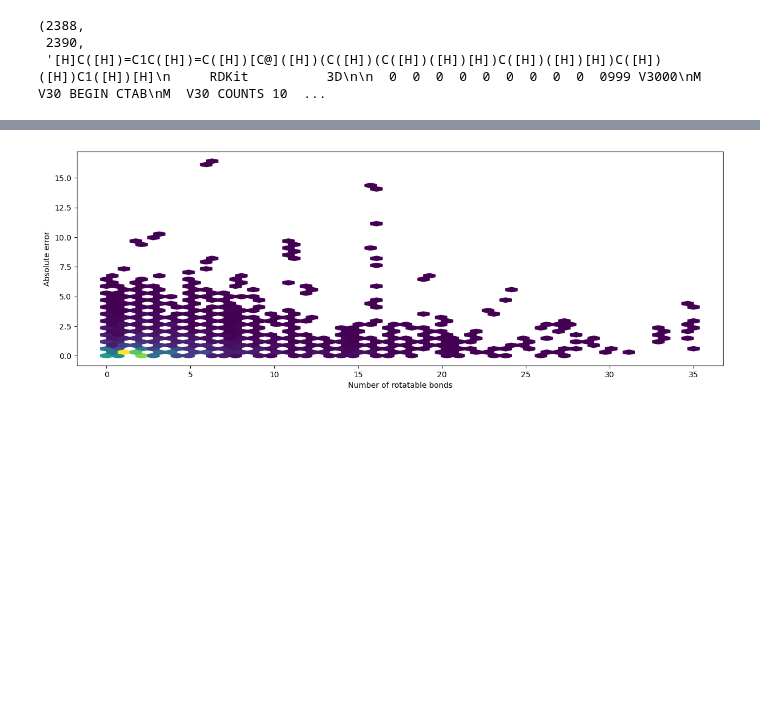
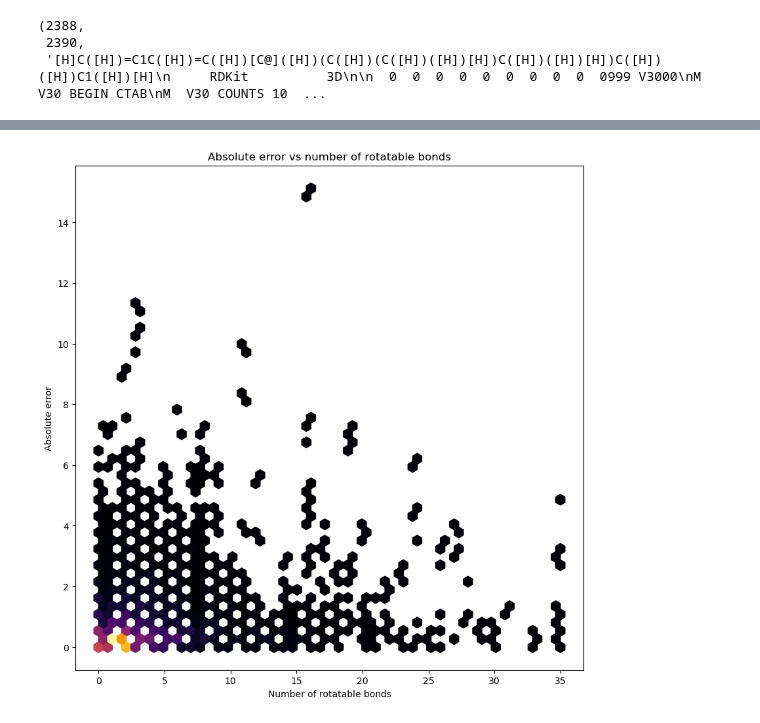
Before and after one commit to Cschiebroek/mdfptools, a Jupyter notebook: carl/Experiments_error_analysis/002_errors_from_flexibility.ipynb, the cells around one changed output, grey strips where cells are left out. Drawn from its saved outputs; the diff is of its cells as text; code cells hidden in the pictures; blank space fills up the shorter version.

Commit message:
fixed errors

```diff
--- a/carl/Experiments_error_analysis/002_errors_from_flexibility.ipynb
+++ b/carl/Experiments_error_analysis/002_errors_from_flexibility.ipynb
@@ -88,10 +113,11 @@ plt.show()
 # %%
 #do hexbin plot of n_rotatable_bonds vs abs_error
 import matplotlib.pyplot as plt
-fig, axs = plt.subplots(1, 1, figsize=(15, 5))
-axs.hexbin(df_preds_many_to_many['n_rotatable_bonds'], df_preds_many_to_many['abs_error'], gridsize=50,mincnt=1)
+fig, axs = plt.subplots(1, 1, figsize=(10, 10))
+axs.hexbin(df_preds_many_to_many['n_rotatable_bonds'], df_preds_many_to_many['abs_error'], gridsize=50,mincnt=1,cmap = 'inferno')
 axs.set_xlabel('Number of rotatable bonds')
 axs.set_ylabel('Absolute error')
+axs.set_title('Absolute error vs number of rotatable bonds')
 plt.show()
 # %% [output]
-[figure, old version]
+[figure, new version]
```
Also changed, not shown: parts of 6 cells of this notebook, 15 other files.
